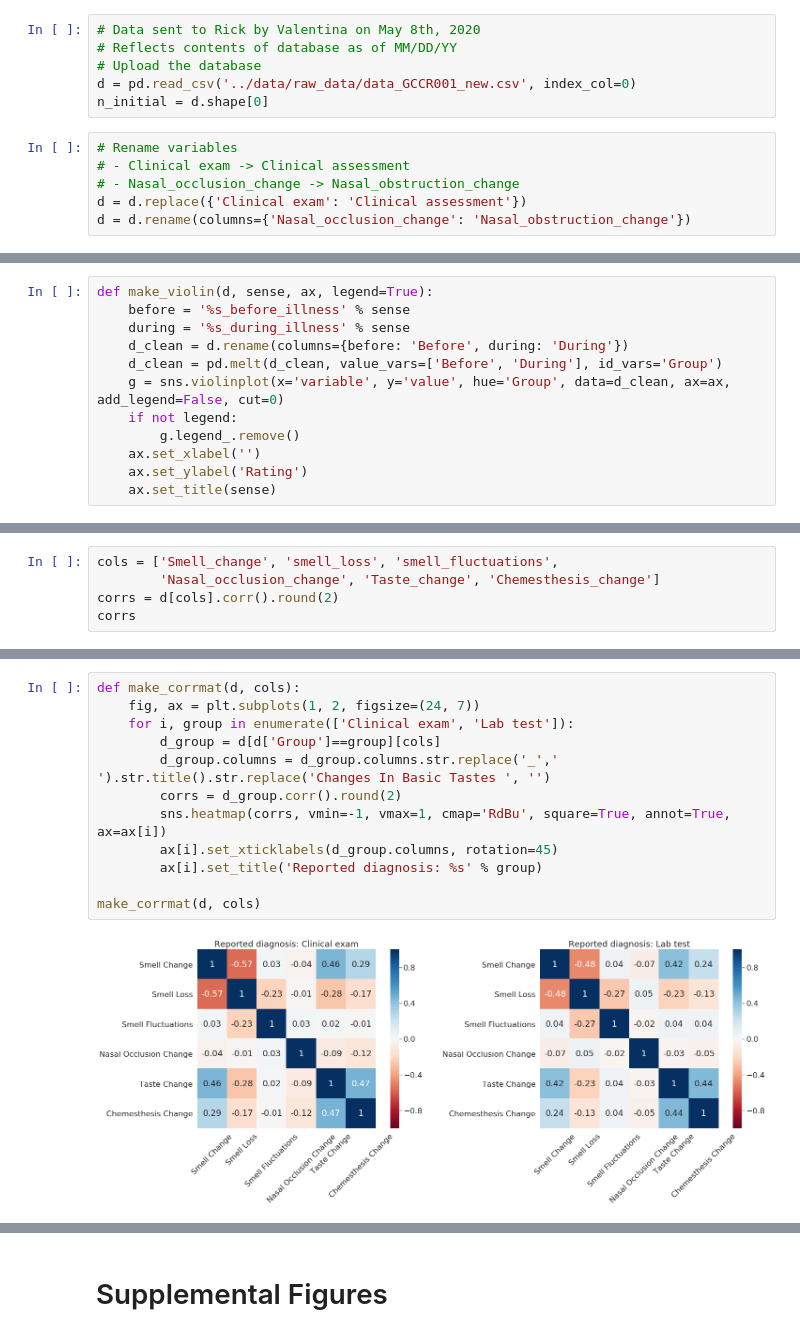
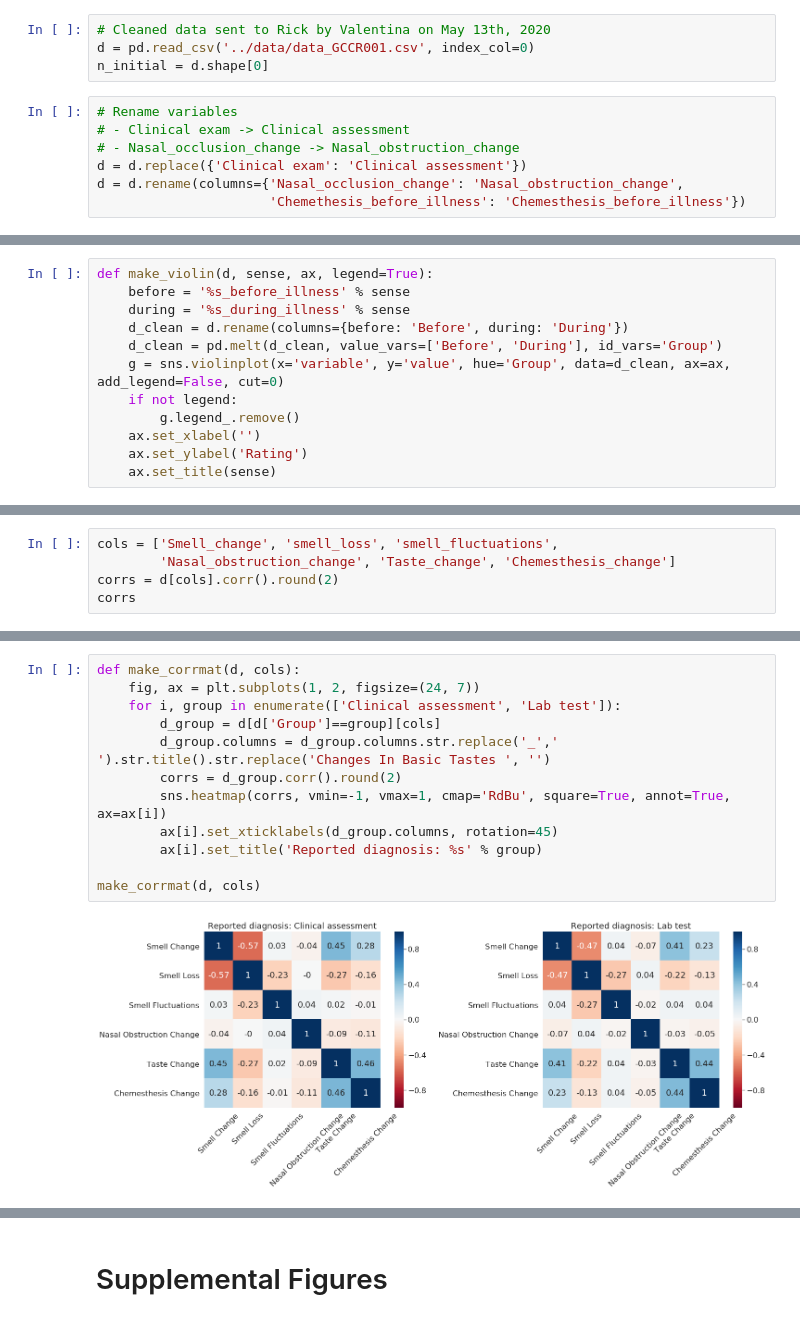
Before and after one commit to GCCR/GCCR001, a Jupyter notebook: analysis/paper/analysis.ipynb, the cells around one changed output, grey strips where cells are left out. Saved outputs shown, nothing was run; the diff lists cells and outputs as text.

```diff
--- a/analysis/paper/analysis.ipynb
+++ b/analysis/paper/analysis.ipynb
@@ -17,15 +19,14 @@ pd.set_option('mode.chained_assignment', None)  # Ignore SettingOnCopy warning
 # %%
-# Data sent to Rick by Valentina on May 8th, 2020
-# Reflects contents of database as of MM/DD/YY
-# Upload the database
-d = pd.read_csv('../data/raw_data/data_GCCR001_new.csv', index_col=0)
+# Cleaned data sent to Rick by Valentina on May 13th, 2020
+d = pd.read_csv('../data/data_GCCR001.csv', index_col=0)
 n_initial = d.shape[0]
 # %%
 # Rename variables
 # - Clinical exam -> Clinical assessment
 # - Nasal_occlusion_change -> Nasal_obstruction_change
 d = d.replace({'Clinical exam': 'Clinical assessment'})
-d = d.rename(columns={'Nasal_occlusion_change': 'Nasal_obstruction_change'})
+d = d.rename(columns={'Nasal_occlusion_change': 'Nasal_obstruction_change',
+                      'Chemethesis_before_illness': 'Chemesthesis_before_illness'})
 # %%
 # Add indicators
 d = d.join(pd.get_dummies(d[['Group']]))
@@ -173,6 +241,6 @@ plt.tight_layout()
 # %%
 cols = ['Smell_change', 'smell_loss', 'smell_fluctuations',
-        'Nasal_occlusion_change', 'Taste_change', 'Chemesthesis_change']
+        'Nasal_obstruction_change', 'Taste_change', 'Chemesthesis_change']
 corrs = d[cols].corr().round(2)
 corrs
 # %% [output]
@@ -186,15 +254,15 @@ corrs
 # %%
 def make_corrmat(d, cols):
     fig, ax = plt.subplots(1, 2, figsize=(24, 7))
-    for i, group in enumerate(['Clinical exam', 'Lab test']):
+    for i, group in enumerate(['Clinical assessment', 'Lab test']):
         d_group = d[d['Group']==group][cols]
         d_group.columns = d_group.columns.str.replace('_',' ').str.title().str.replace('Changes In Basic Tastes ', '')
         corrs = d_group.corr().round(2)
         sns.heatmap(corrs, vmin=-1, vmax=1, cmap='RdBu', square=True, annot=True, ax=ax[i])
         ax[i].set_xticklabels(d_group.columns, rotation=45)
         ax[i].set_title('Reported diagnosis: %s' % group)
 
 make_corrmat(d, cols)
 # %% [output]
-[figure, old version]
+[figure, new version]
 # %% [markdown]
```
Also changed, not shown: parts of 32 cells of this notebook, 3 other files.
